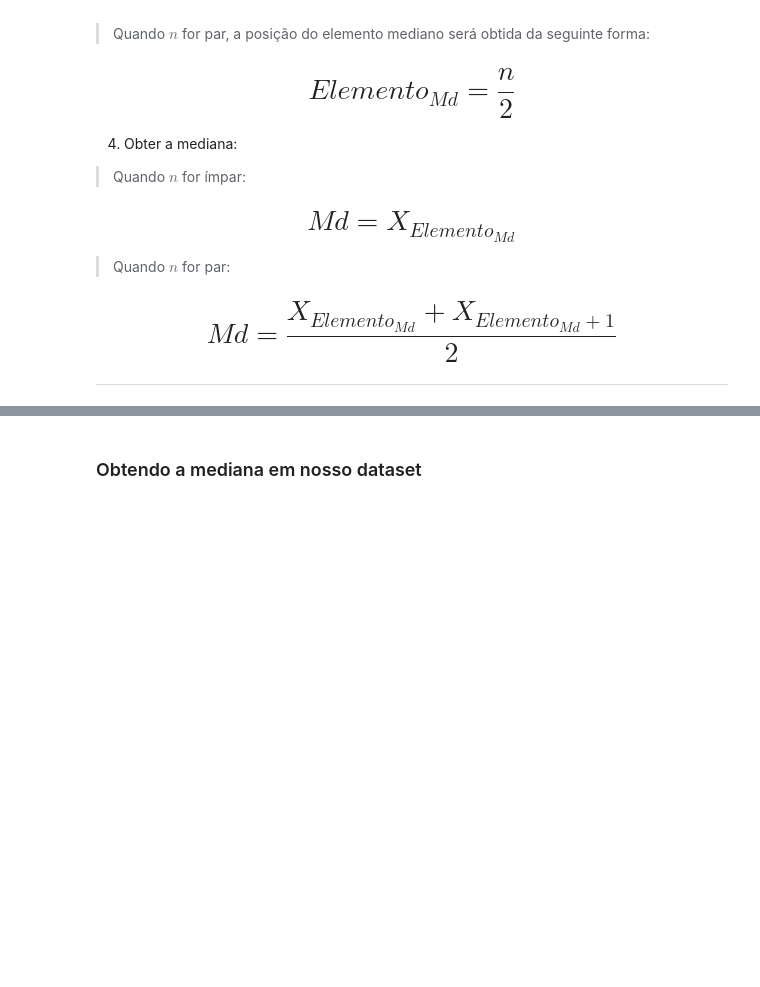
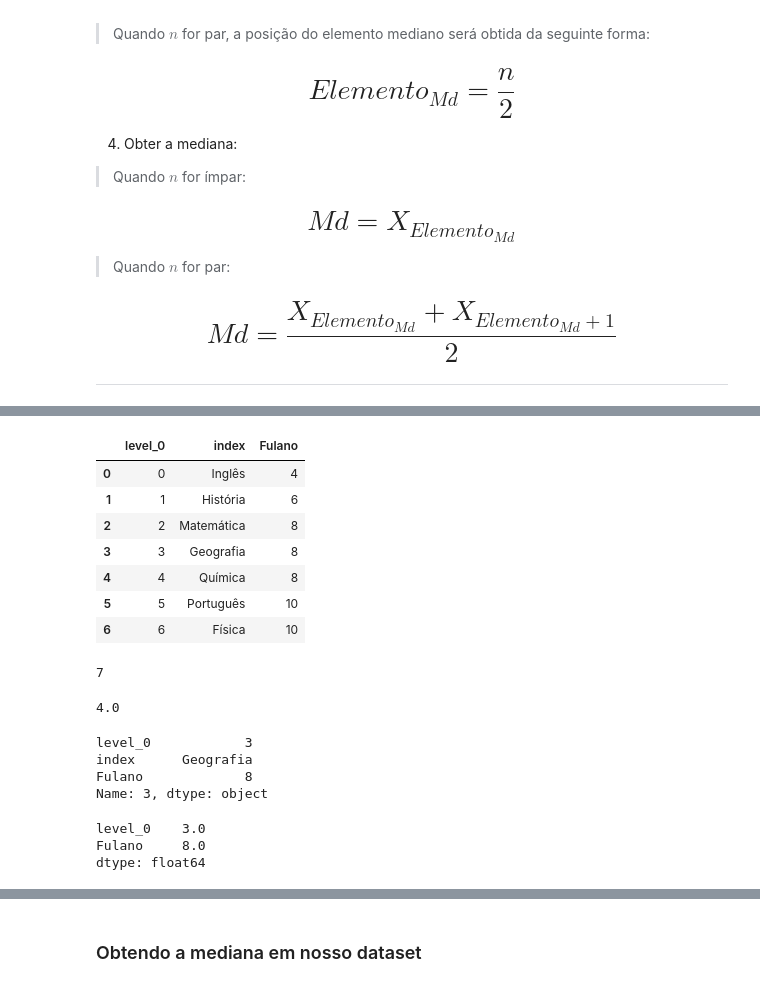
Before and after one commit to jeanhrsouza/python-frequencias-medidas, a Jupyter notebook: Curso_de_Estatística_Parte_1.ipynb, the cells around one changed output, grey strips where cells are left out. Cells and saved outputs as stored; diff of their text form; code cells hidden in the pictures; blank space fills up the shorter version.

Commit message:
aula 03: mediana

```diff
--- a/Curso_de_Estatística_Parte_1.ipynb
+++ b/Curso_de_Estatística_Parte_1.ipynb
@@ -787,3 +807,7 @@ Para obtermos a mediana de uma conjunto de dados devemos proceder da seguinte ma
 ### Exemplo 1 - n ímpar
 
 <img src='https://caelum-online-public.s3.amazonaws.com/1177-estatistica-parte1/01/img002.png' width='40%' style="float:left">
+# %%
+#Recebendo notas do Fulano por matérias
+notas_fulano = df.Fulano
+notas_fulano
@@ -789,0 +823,4 @@ Para obtermos a mediana de uma conjunto de dados devemos proceder da seguinte ma
+# %%
+#Organizando o Dataset
+notas_fulano = notas_fulano.sort_values()
+notas_fulano
@@ -790,3 +836,43 @@ Para obtermos a mediana de uma conjunto de dados devemos proceder da seguinte ma
+# %%
+#Transformando a series em DataFrame a partir das variáveis
+notas_fulano = notas_fulano.reset_index()
+notas_fulano
+# %% [output]
+|  | level_0 | index | Fulano |
+| 0 | 0 | Inglês | 4 |
+| 1 | 1 | História | 6 |
+| 2 | 2 | Matemática | 8 |
+| 3 | 3 | Geografia | 8 |
+| 4 | 4 | Química | 8 |
+| 5 | 5 | Português | 10 |
+| 6 | 6 | Física | 10 |
+# %%
+#Recebendo o 'n' a partir da quantidade de elementos
+n = notas_fulano.shape[0]
+n
+# %% [output]
+7
+# %%
+#Criando elemento médiano
+elemento_md = (n + 1) / 2
+elemento_md
+# %% [output]
+4.0
+# %%
+#loc é utilizado para selecionar um item de uma Series
+notas_fulano.loc[elemento_md - 1]
+# %% [output]
+level_0            3
+index      Geografia
+Fulano             8
+Name: 3, dtype: object
+# %%
+#Calculando utilizando o pandas
+notas_fulano.median()
+# %% [output]
+level_0    3.0
+Fulano     8.0
+dtype: float64
 # %% [markdown]
 ### Exemplo 2 - n par
 
```
Also changed, not shown: parts of 13 cells of this notebook.
